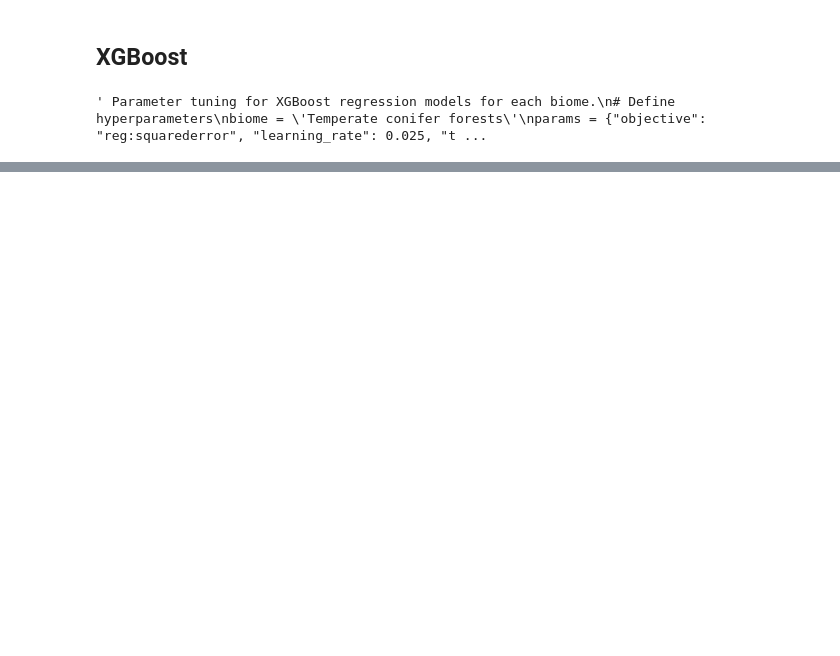
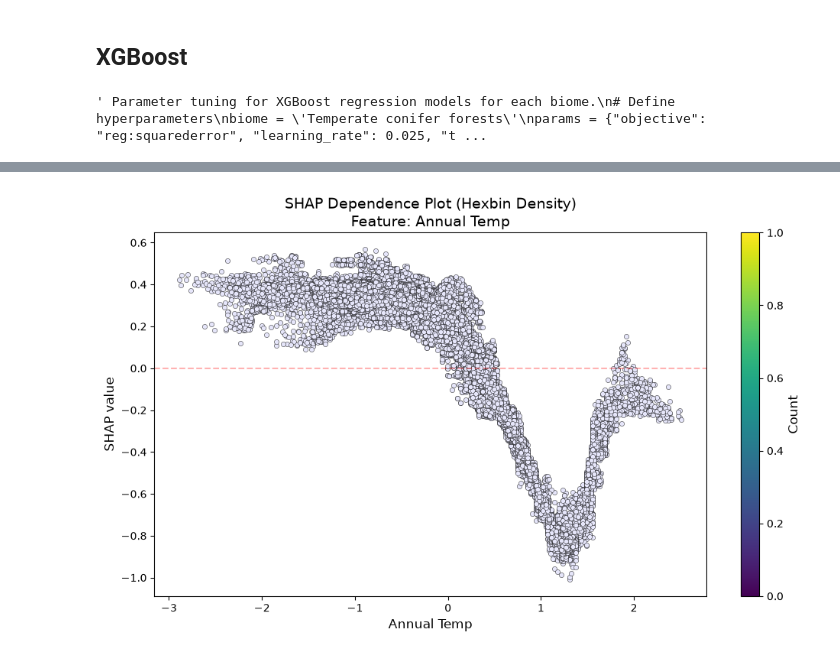
Before and after one commit to qiulinlx/FD_Stability, a Jupyter notebook: explainability.ipynb, the cells around one changed output, grey strips where cells are left out. Saved outputs shown, nothing was run; the diff lists cells and outputs as text; code cells hidden in the pictures; blank space fills up the shorter version.

```diff
--- a/explainability.ipynb
+++ b/explainability.ipynb
@@ -762,0 +914,7 @@ Tropical                                    0.271    0.363    0.720    0.435
+# %%
+
+# Usage
+fig, ax, shap_vals_feature, feature_vals = shap_dependence_hexbin('Annual Temp', shap_vals, X)
+plt.show()
+# %% [output]
+[figure, added]
```
Also changed, not shown: parts of 33 cells of this notebook, 5 other files.
